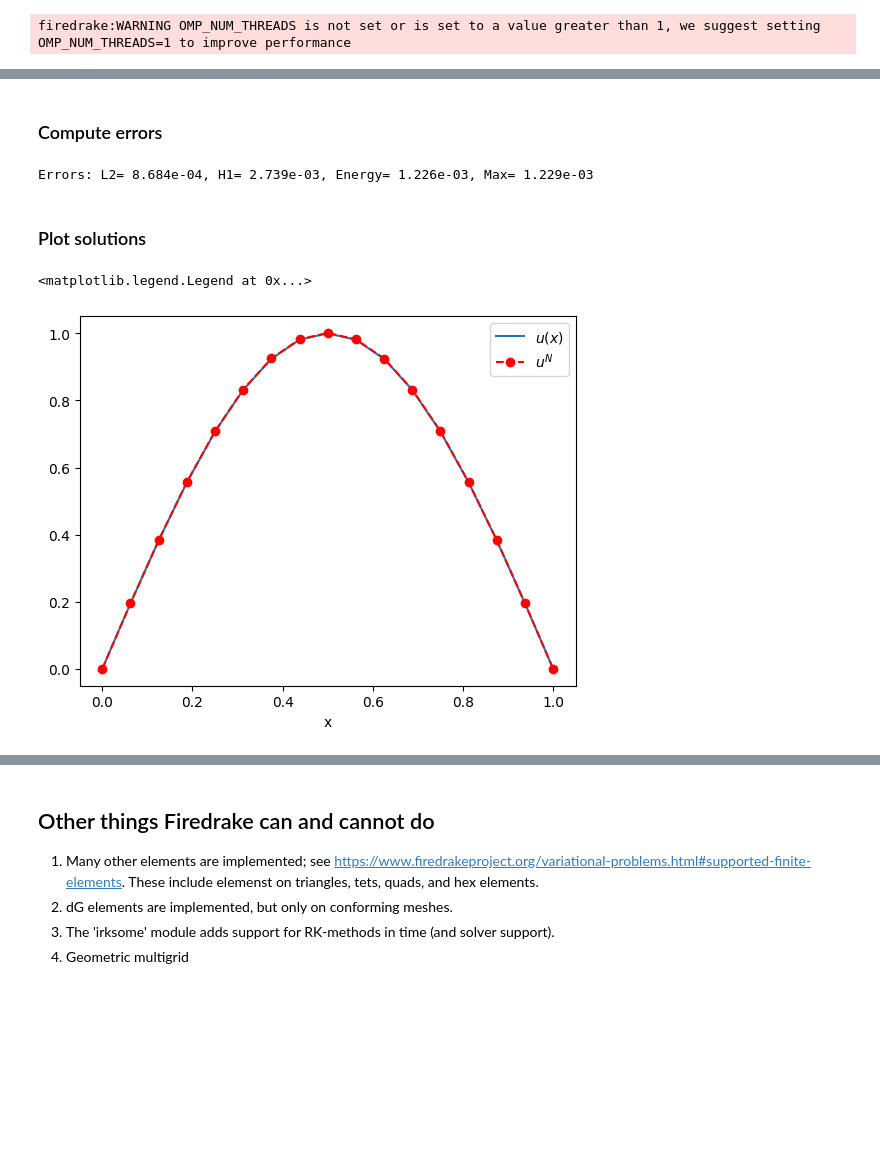
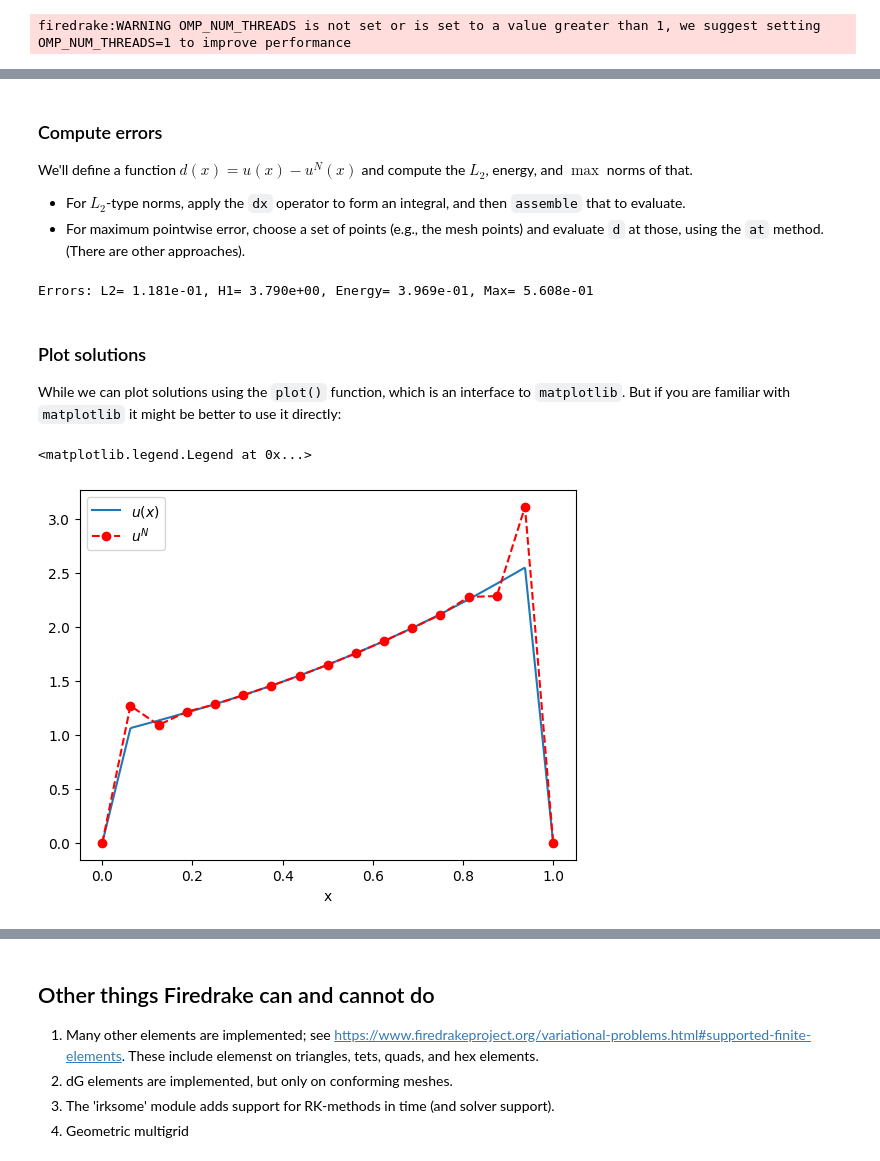
Before and after one commit to niallmadden/niallmadden.github.io, a Jupyter notebook: SPPs_Firedrake.ipynb, the cells around one changed output, grey strips where cells are left out. Saved outputs shown, nothing was run; the diff lists cells and outputs as text; code cells hidden in the pictures; blank space fills up the shorter version.

```diff
--- a/SPPs_Firedrake.ipynb
+++ b/SPPs_Firedrake.ipynb
@@ -99,3 +108,2 @@ Set up the finite element space
 # %%
-Ue = FiniteElement("CG", mesh1D.ufl_cell(), 1)
-V = FunctionSpace(mesh1D, Ue)
+V = FunctionSpace(mesh1D, "CG", 1)
@@ -101,0 +114,5 @@ V = FunctionSpace(mesh1D, Ue)
+# %%
+u_true = Function(V)
+x = SpatialCoordinate(V)
+u_true.interpolate( exp(x[0])/(1-epsilon**2) + (exp((x[0]-1)/epsilon)*(exp(1.0)-exp(-1.0/epsilon)) + \
+      exp(-x[0]/epsilon)*(1 - exp((epsilon-1)/epsilon)))/(1-epsilon**2)*(exp(-2/epsilon) -1) )
@@ -126,29 +161,33 @@ solve(a == L, uN, bcs=BCs)
 # %% [markdown]
 ### Compute errors
+
+We'll define a function $d(x)=u(x)-u^N(x)$ and compute the $L_2$, energy, and $\max$ norms of that.
+* For $L_2$-type norms, apply the `dx` operator to form an integral, and then `assemble` that to evaluate.
+* For maximum pointwise error, choose a set of points (e.g., the mesh points) and evaluate `d` at those, using the `at` method. (There are other approaches).
 # %%
-Diff = Function(V)
-Diff.interpolate(uN-u_true(x[0]))
-L2 = sqrt(assemble(inner(Diff, Diff)*dx))
-H1  = sqrt(assemble(inner(grad(Diff), grad(Diff))*dx))
-Energy = sqrt( float(epsilon)*H1**2.0 + L2**2.0)
+d = Function(V).interpolate(uN-u_true)
 
-Diff_vec = np.abs(Diff.dat.data_ro)
-Max  = Diff_vec.max()
+L2_error = sqrt(assemble( d**2*dx)) # same as L2=
+H1_error = sqrt(assemble( d.dx(0)**2*dx))
+a_error  = sqrt( float(epsilon)*H1_error**2.0 + L2_error**2.0)
 
-print(f"Errors: L2={L2 : 8.3e}, H1={H1 : 8.3e}, Energy={Energy : 8.3e}, Max={Max : 8.3e}")
+xp = np.linspace(0,1,N+1) # points at which we compute errors
+max_pw_error = max(np.abs(d.at(xp)))
+
+print(f"Errors: L2={L2_error : 8.3e}, H1={H1_error : 8.3e}, Energy={a_error : 8.3e}, Max={max_pw_error: 8.3e}")
 # %% [output]
-Errors: L2= 8.684e-04, H1= 2.739e-03, Energy= 1.226e-03, Max= 1.229e-03
+Errors: L2= 1.181e-01, H1= 3.790e+00, Energy= 3.969e-01, Max= 5.608e-01
 # %% [markdown]
 ### Plot solutions
+
+While we can plot solutions using the `plot()` function, which is an interface to `matplotlib`. But if you are familiar with `matplotlib` it might be better to use it directly:
 # %%
 x_vals = mesh1D.coordinates.dat.data[:]
-uE = Function(V); uE.interpolate(u_true(x[0]))
 
-plot(uE, label='$u(x)$') # true
-# plot(uN, axes=axes, label='uN')   # Use this for large N
-plt.plot(x_vals, uN.dat.data[:],'r--o', label='$u^N$')  # use for small N
+plot(u_true, label='$u(x)$') # true
+plt.plot(x_vals, uN.at(x_vals),'r--o', label='$u^N$')  # use for small N
 plt.xlabel("x")
 plt.legend()
 # %% [output]
 <matplotlib.legend.Legend at 0x...>
-[figure, old version]
+[figure, new version]
```
Also changed, not shown: parts of 33 cells of this notebook, 1 other file.
